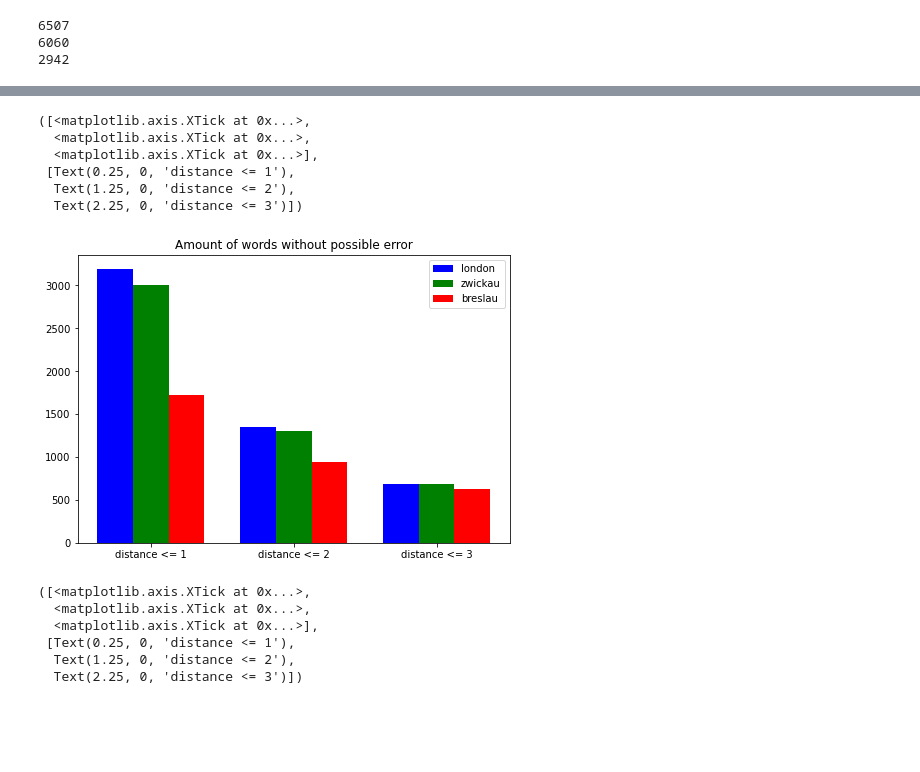
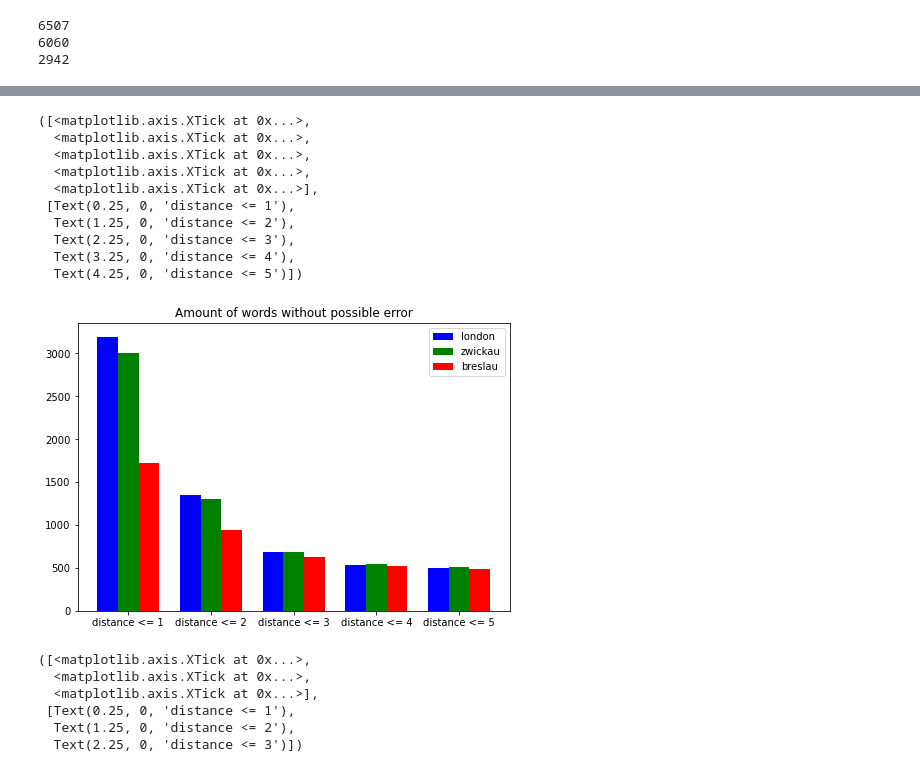
Before and after one commit to sashaaKr/thesis, a Jupyter notebook: notebooks/preparation_for_29.5.22.ipynb, the cells around one changed output, grey strips where cells are left out. Drawn from its saved outputs; the diff is of its cells as text; code cells hidden in the pictures; blank space fills up the shorter version.

```diff
--- a/notebooks/preparation_for_29.5.22.ipynb
+++ b/notebooks/preparation_for_29.5.22.ipynb
@@ -120,6 +132,18 @@ possible_mistakes_zwickau_to_zwickau_distance_3 = thesisLevenshteinSimilarities.
     thesisDataReader.get_zwickau_by_new_line(),
     error_threshold = 3
 )
+# %%
+possible_mistakes_zwickau_to_zwickau_distance_4 = thesisLevenshteinSimilarities.create_version_possible_errors_mapping(
+    thesisDataReader.get_zwickau_by_new_line(),
+    thesisDataReader.get_zwickau_by_new_line(),
+    error_threshold = 4
+)
+# %%
+possible_mistakes_zwickau_to_zwickau_distance_5 = thesisLevenshteinSimilarities.create_version_possible_errors_mapping(
+    thesisDataReader.get_zwickau_by_new_line(),
+    thesisDataReader.get_zwickau_by_new_line(),
+    error_threshold = 5
+)
 # %%
 possible_mistakes_breslau_to_breslau_distance_1 = thesisLevenshteinSimilarities.create_version_possible_errors_mapping(
     thesisDataReader.get_breslau_by_new_line(),
@@ -138,6 +162,18 @@ possible_mistakes_breslau_to_breslau_distance_3 = thesisLevenshteinSimilarities.
     thesisDataReader.get_breslau_by_new_line(),
     error_threshold = 3
 )
+# %%
+possible_mistakes_breslau_to_breslau_distance_4 = thesisLevenshteinSimilarities.create_version_possible_errors_mapping(
+    thesisDataReader.get_breslau_by_new_line(),
+    thesisDataReader.get_breslau_by_new_line(),
+    error_threshold = 4
+)
+# %%
+possible_mistakes_breslau_to_breslau_distance_5 = thesisLevenshteinSimilarities.create_version_possible_errors_mapping(
+    thesisDataReader.get_breslau_by_new_line(),
+    thesisDataReader.get_breslau_by_new_line(),
+    error_threshold = 5
+)
 # %%
 possible_mistakes_breslau_to_breslau_distance_1
 # %% [output]
@@ -164,40 +200,50 @@ data = [
         len([i for i in possible_mistakes_london_to_london_distance_1 if len(possible_mistakes_london_to_london_distance_1[i]) == 0]),
         len([i for i in possible_mistakes_london_to_london_distance_2 if len(possible_mistakes_london_to_london_distance_2[i]) == 0]),
         len([i for i in possible_mistakes_london_to_london_distance_3 if len(possible_mistakes_london_to_london_distance_3[i]) == 0]),
+        len([i for i in possible_mistakes_london_to_london_distance_4 if len(possible_mistakes_london_to_london_distance_4[i]) == 0]),
+        len([i for i in possible_mistakes_london_to_london_distance_5 if len(possible_mistakes_london_to_london_distance_5[i]) == 0]),
     ],
     [
         len([i for i in possible_mistakes_zwickau_to_zwickau_distance_1 if len(possible_mistakes_zwickau_to_zwickau_distance_1[i]) == 0]),
         len([i for i in possible_mistakes_zwickau_to_zwickau_distance_2 if len(possible_mistakes_zwickau_to_zwickau_distance_2[i]) == 0]),
         len([i for i in possible_mistakes_zwickau_to_zwickau_distance_3 if len(possible_mistakes_zwickau_to_zwickau_distance_3[i]) == 0]),
+        len([i for i in possible_mistakes_zwickau_to_zwickau_distance_4 if len(possible_mistakes_zwickau_to_zwickau_distance_4[i]) == 0]),
+        len([i for i in possible_mistakes_zwickau_to_zwickau_distance_5 if len(possible_mistakes_zwickau_to_zwickau_distance_5[i]) == 0]),
     ],
     [
         len([i for i in possible_mistakes_breslau_to_breslau_distance_1 if len(possible_mistakes_breslau_to_breslau_distance_1[i]) == 0]),
         len([i for i in possible_mistakes_breslau_to_breslau_distance_2 if len(possible_mistakes_breslau_to_breslau_distance_2[i]) == 0]),
         len([i for i in possible_mistakes_breslau_to_breslau_distance_3 if len(possible_mistakes_breslau_to_breslau_distance_3[i]) == 0]),
+        len([i for i in possible_mistakes_breslau_to_breslau_distance_4 if len(possible_mistakes_breslau_to_breslau_distance_4[i]) == 0]),
+        len([i for i in possible_mistakes_breslau_to_breslau_distance_5 if len(possible_mistakes_breslau_to_breslau_distance_5[i]) == 0]),
     ]
 ]
 
-X = np.arange(3)
+X = np.arange(5)
 fig = plt.figure()
 ax = fig.add_axes([0,0,1,1])
 
 ax.bar(X + 0.00, data[0], color = 'b', width = 0.25, label='london')
 ax.bar(X + 0.25, data[1], color = 'g', width = 0.25, label='zwickau')
 ax.bar(X + 0.50, data[2], color = 'r', width = 0.25, label='breslau')
 
 ax.set_title('Amount of words without possible error')
 ax.legend()
 
 # plt.xticks(X, [1,2,3], color='orange', rotation=45, fontweight='bold', fontsize='17', horizontalalignment='right')
-plt.xticks(X + 0.25, ['distance <= 1', 'distance <= 2', 'distance <= 3'])
+plt.xticks(X + 0.25, ['distance <= 1', 'distance <= 2', 'distance <= 3', 'distance <= 4', 'distance <= 5'])
 # %% [output]
 ([<matplotlib.axis.XTick at 0x...>,
+  <matplotlib.axis.XTick at 0x...>,
+  <matplotlib.axis.XTick at 0x...>,
   <matplotlib.axis.XTick at 0x...>,
   <matplotlib.axis.XTick at 0x...>],
  [Text(0.25, 0, 'distance <= 1'),
   Text(1.25, 0, 'distance <= 2'),
-  Text(2.25, 0, 'distance <= 3')])
+  Text(2.25, 0, 'distance <= 3'),
+  Text(3.25, 0, 'distance <= 4'),
+  Text(4.25, 0, 'distance <= 5')])
-[figure, old version]
+[figure, new version]
 # %%
 data = [
     [
```
Also changed, not shown: parts of 2 cells of this notebook, 6 other files.
